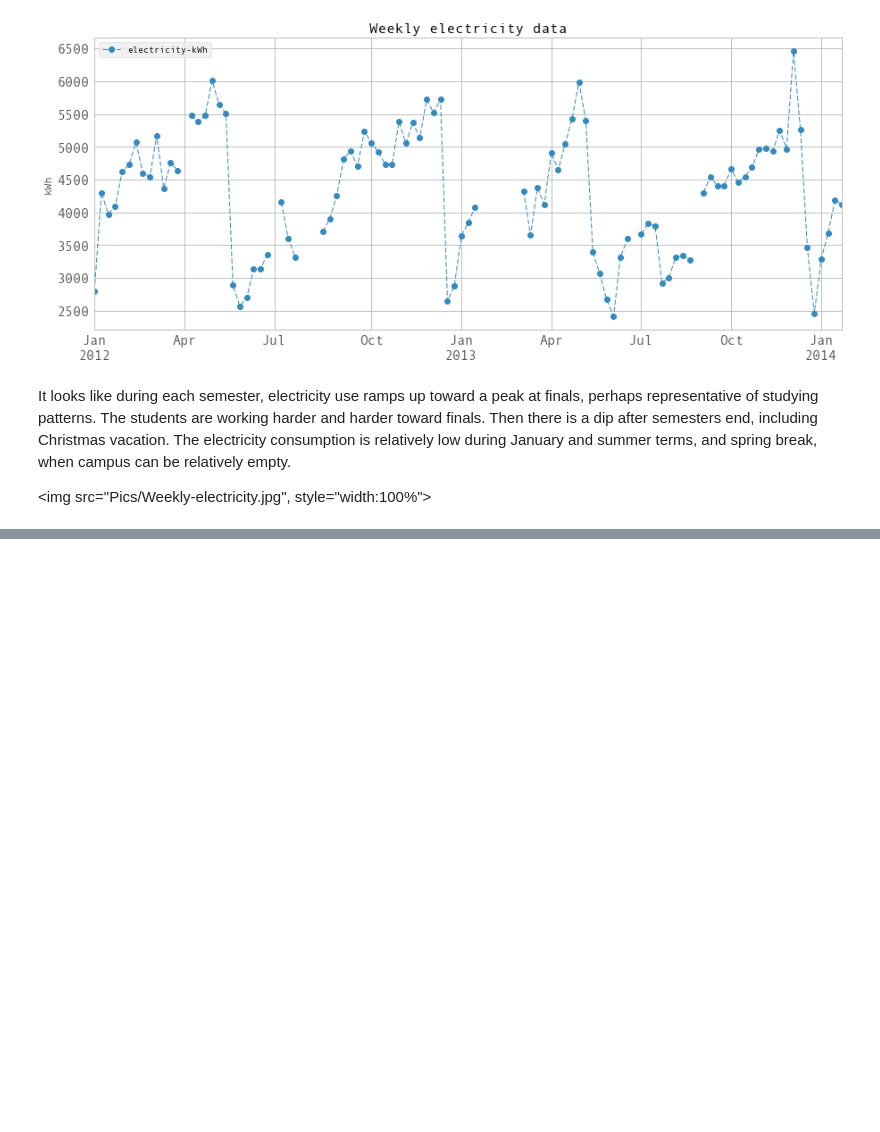
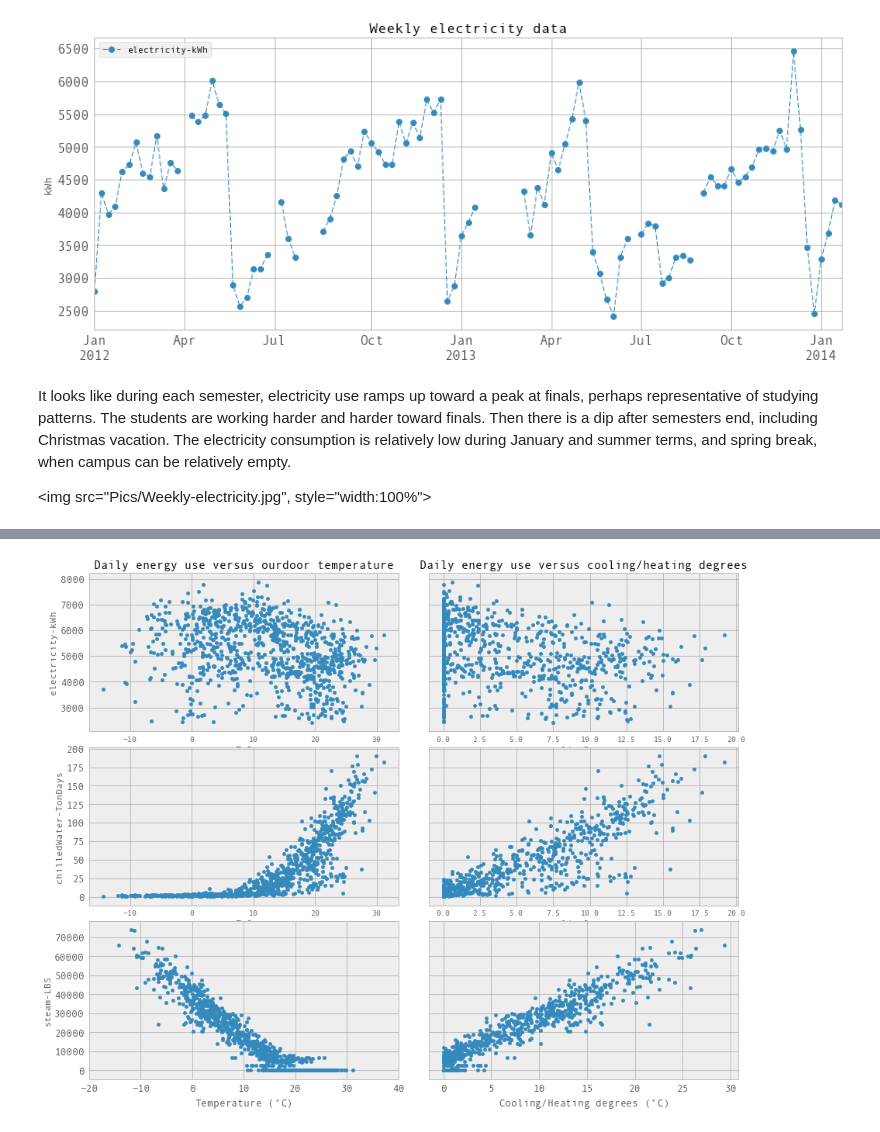
Before and after one commit to louisguitton/ifp-class-ml, a Jupyter notebook: afternoon/Building Energy Demand Prediction.ipynb, the cells around one changed output, grey strips where cells are left out. Saved outputs shown, nothing was run; the diff lists cells and outputs as text; code cells hidden in the pictures; blank space fills up the shorter version.

Commit message:
finished data exploration

```diff
--- a/afternoon/Building Energy Demand Prediction.ipynb
+++ b/afternoon/Building Energy Demand Prediction.ipynb
@@ -84,0 +85,7 @@ It looks like during each semester, electricity use ramps up toward a peak at fi
+# %%
+dailyElectricityWithFeatures = pd.read_excel('Data/dailyElectricityWithFeatures.xlsx')
+dailyChilledWaterWithFeatures = pd.read_excel('Data/dailyChilledWaterWithFeatures.xlsx')
+dailySteamWithFeatures = pd.read_excel('Data/dailySteamWithFeatures.xlsx')
+
+# An example of Dataframe
+dailyChilledWaterWithFeatures.head()
@@ -84,0 +113,29 @@ It looks like during each semester, electricity use ramps up toward a peak at fi
+# %%
+fig, ax = plt.subplots(3, 2, sharey='row', figsize = (15, 12))
+fig.subplots_adjust(hspace = 0.1, wspace = 0.1)
+
+dailyElectricityWithFeatures.plot(kind = 'scatter', x = 'T-C', y = 'electricity-kWh', ax = ax[0,0])
+dailyElectricityWithFeatures.plot(kind = 'scatter', x = 'coolingDegrees', y = 'electricity-kWh', ax = ax[0,1])
+dailyChilledWaterWithFeatures.plot(kind = 'scatter', x = 'T-C', y = 'chilledWater-TonDays', ax = ax[1,0])
+dailyChilledWaterWithFeatures.plot(kind = 'scatter', x = 'coolingDegrees', y = 'chilledWater-TonDays', ax = ax[1,1])
+dailySteamWithFeatures.plot(kind = 'scatter', x = 'T-C', y = 'steam-LBS', ax = ax[2,0])
+dailySteamWithFeatures.plot(kind = 'scatter', x = 'heatingDegrees', y = 'steam-LBS', ax = ax[2,1])
+
+for i in range(3):
+    ax[i,0].tick_params(which=u'major', reset=False, axis = 'y', labelsize = 13)
+    #ax[i,0].set_axis_bgcolor('w')
+
+for i in range(2):
+    ax[2,i].tick_params(which=u'major', reset=False, axis = 'x', labelsize = 13)
+
+ax[2,0].set_xlabel(r'Temperature ($^\circ$C)', fontsize = 13)
+ax[2,0].set_xlim([-20,40])
+ax[0,0].set_title('Daily energy use versus ourdoor temperature', fontsize = 15)
+
+ax[2,1].set_xlabel(r'Cooling/Heating degrees ($^\circ$C)', fontsize = 13)
+#ax[2,1].set_xlim([0,30])
+ax[0,1].set_title('Daily energy use versus cooling/heating degrees', fontsize = 15)
+
+plt.show()
+# %% [output]
+[figure, added]
```
Also changed, not shown: parts of 9 cells of this notebook.
